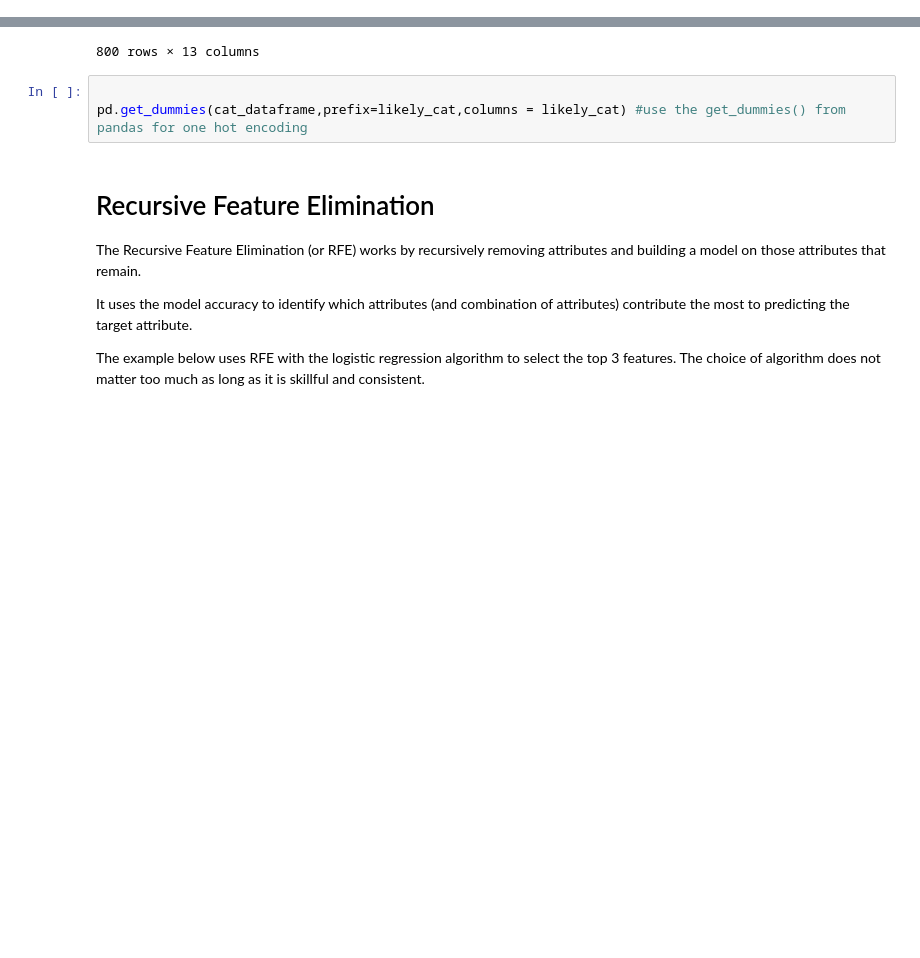
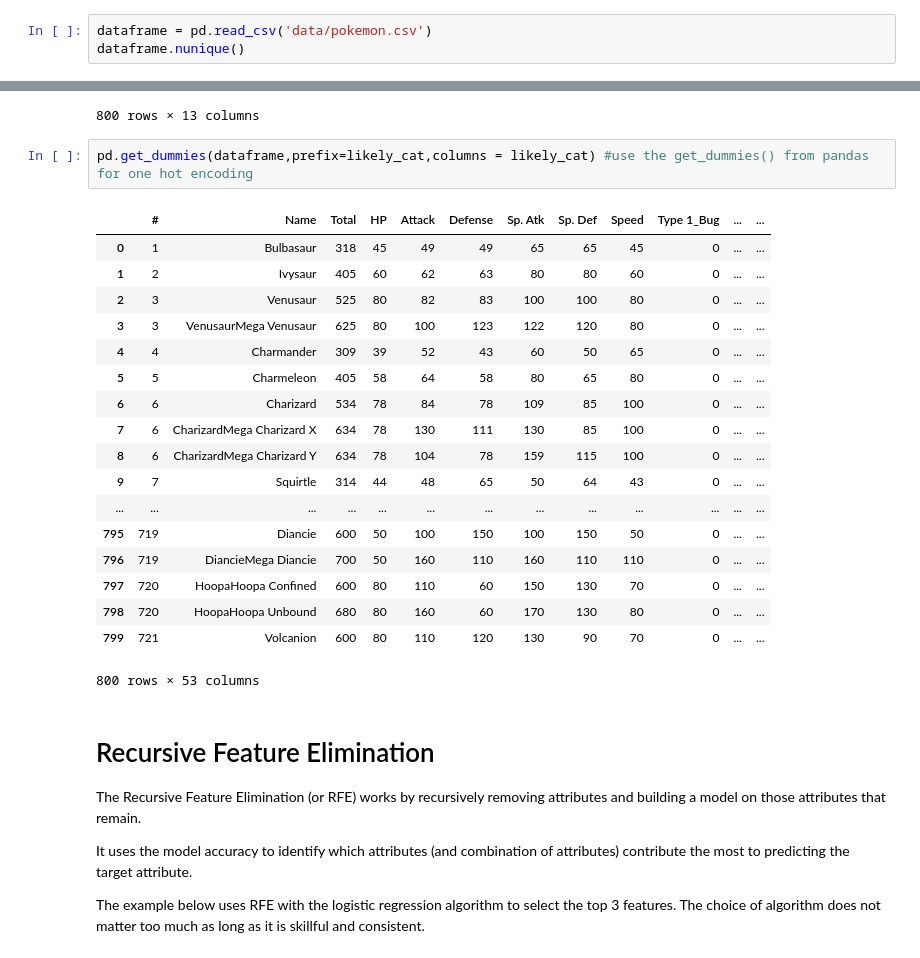
Before and after one commit to sumandeepb/A10_DataPreperationAndVisualization, a Jupyter notebook: DataPreperation/3_Feature Selection.ipynb, the cells around one changed output, grey strips where cells are left out. Saved outputs shown, nothing was run; the diff lists cells and outputs as text; blank space fills up the shorter version.

```diff
--- a/DataPreperation/3_Feature Selection.ipynb
+++ b/DataPreperation/3_Feature Selection.ipynb
@@ -34,0 +16,3 @@ dtype: int64
+# %%
+dataframe = pd.read_csv('data/pokemon.csv')
+dataframe.nunique()
@@ -203,8 +202,26 @@ dataframe
 | 799 | 721 | Volcanion | Fire | Water | 600 | 80 | 110 | 120 | 130 | 90 | 70 | ... |
 800 rows × 13 columns
 # %%
-
-pd.get_dummies(cat_dataframe,prefix=likely_cat,columns = likely_cat) #use the get_dummies() from pandas for one hot encoding
+pd.get_dummies(dataframe,prefix=likely_cat,columns = likely_cat) #use the get_dummies() from pandas for one hot encoding
+# %% [output]
+|  | # | Name | Total | HP | Attack | Defense | Sp. Atk | Sp. Def | Speed | Type 1_Bug | ... | ... |
+| 0 | 1 | Bulbasaur | 318 | 45 | 49 | 49 | 65 | 65 | 45 | 0 | ... | ... |
+| 1 | 2 | Ivysaur | 405 | 60 | 62 | 63 | 80 | 80 | 60 | 0 | ... | ... |
+| 2 | 3 | Venusaur | 525 | 80 | 82 | 83 | 100 | 100 | 80 | 0 | ... | ... |
+| 3 | 3 | VenusaurMega Venusaur | 625 | 80 | 100 | 123 | 122 | 120 | 80 | 0 | ... | ... |
+| 4 | 4 | Charmander | 309 | 39 | 52 | 43 | 60 | 50 | 65 | 0 | ... | ... |
+| 5 | 5 | Charmeleon | 405 | 58 | 64 | 58 | 80 | 65 | 80 | 0 | ... | ... |
+| 6 | 6 | Charizard | 534 | 78 | 84 | 78 | 109 | 85 | 100 | 0 | ... | ... |
+| 7 | 6 | CharizardMega Charizard X | 634 | 78 | 130 | 111 | 130 | 85 | 100 | 0 | ... | ... |
+| 8 | 6 | CharizardMega Charizard Y | 634 | 78 | 104 | 78 | 159 | 115 | 100 | 0 | ... | ... |
+| 9 | 7 | Squirtle | 314 | 44 | 48 | 65 | 50 | 64 | 43 | 0 | ... | ... |
+| ... | ... | ... | ... | ... | ... | ... | ... | ... | ... | ... | ... | ... |
+| 795 | 719 | Diancie | 600 | 50 | 100 | 150 | 100 | 150 | 50 | 0 | ... | ... |
+| 796 | 719 | DiancieMega Diancie | 700 | 50 | 160 | 110 | 160 | 110 | 110 | 0 | ... | ... |
+| 797 | 720 | HoopaHoopa Confined | 600 | 80 | 110 | 60 | 150 | 130 | 70 | 0 | ... | ... |
+| 798 | 720 | HoopaHoopa Unbound | 680 | 80 | 160 | 60 | 170 | 130 | 80 | 0 | ... | ... |
+| 799 | 721 | Volcanion | 600 | 80 | 110 | 120 | 130 | 90 | 70 | 0 | ... | ... |
+800 rows × 53 columns
 # %% [markdown]
 <h1>Recursive Feature Elimination</h1>
 
```
Also changed, not shown: parts of 4 cells of this notebook, 2 other files.
